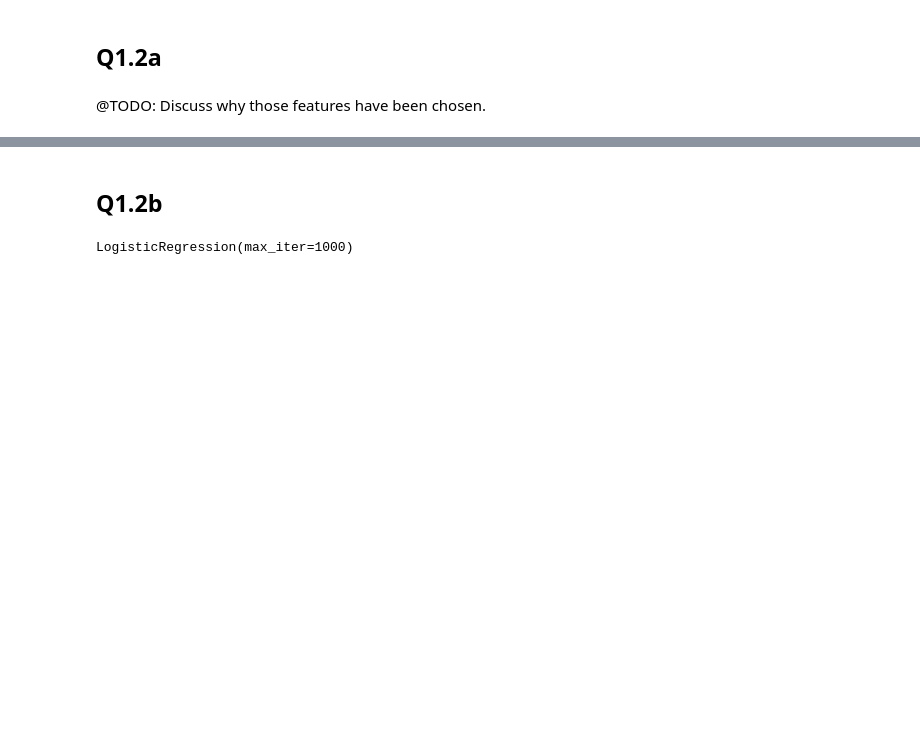
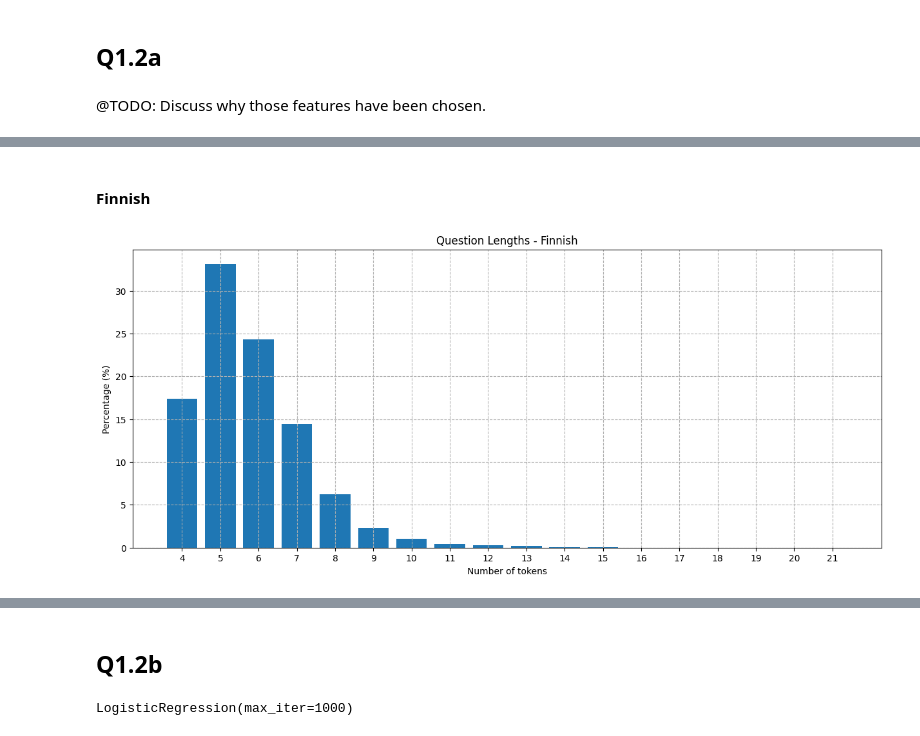
Before and after one commit to RasmusML/nlp_question_answer_project, a Jupyter notebook: notebook.ipynb, the cells around one changed output, grey strips where cells are left out. Cells and saved outputs as stored; diff of their text form; code cells hidden in the pictures; blank space fills up the shorter version.

```diff
--- a/notebook.ipynb
+++ b/notebook.ipynb
@@ -392,0 +432,6 @@ def make_bow_vector(sentence, word_to_ix):
+# %% [markdown]
+#### Finnish
+# %%
+plot_question_length_dist(train_fi, "Question Lengths - Finnish")
+# %% [output]
+[figure, added]
```
Also changed, not shown: parts of 39 cells of this notebook.
